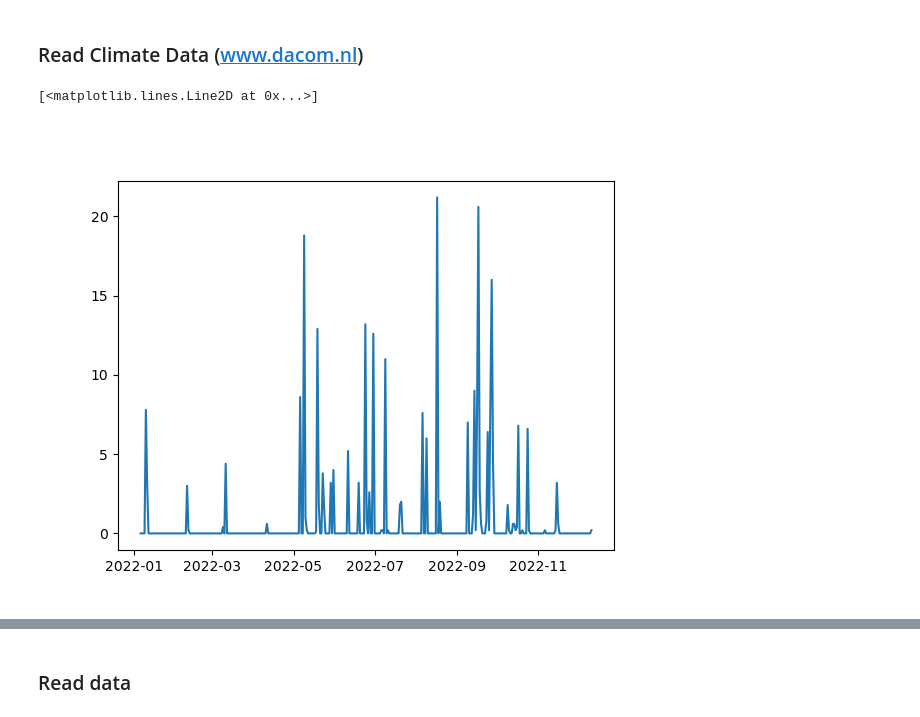
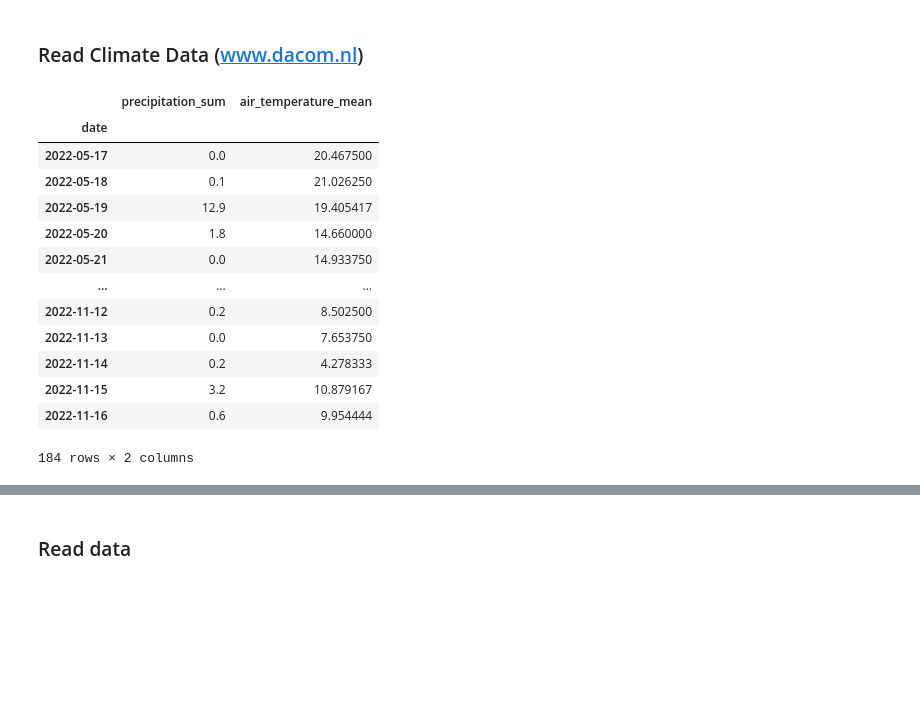
Before and after one commit to braspenninga/Jupyter-scripts, a Jupyter notebook: piezometer_ILVO_AdaptedVersion.ipynb, the cells around one changed output, grey strips where cells are left out. Saved outputs shown, nothing was run; the diff lists cells and outputs as text; code cells hidden in the pictures; blank space fills up the shorter version.

```diff
--- a/piezometer_ILVO_AdaptedVersion.ipynb
+++ b/piezometer_ILVO_AdaptedVersion.ipynb
@@ -34,30 +36,59 @@ def alternate_formatter(x, ind):
 # %%
 %matplotlib ipympl
 #hourly data=dacom_weather_data, dailydata=dacom_weather_day
 path1 = os.getcwd()
 path = os.path.join(path1, 'data', 'raw_data')
-file = os.path.join(path, 'dacom_weather_data.csv')
+
 dacomdailyfile = os.path.join(path, 'dacom_weather_day.csv')
-
-#climate data from  www.dacom.nl
-clim=pd.read_csv(file,sep=';', parse_dates=[['date','time']],dayfirst=True)
+dacomdaily=pd.read_csv(dacomdailyfile,sep=';',dayfirst=True)
+dacomdaily['Date']=pd.to_datetime(dacomdaily['Date'].str.replace('/', '-'), errors='coerce')
+dacomdaily=dacomdaily.set_index('Date')
 
 
-dacomdailyfile
-dacomdaily=pd.read_csv(dacomdailyfile,sep=';',dayfirst=True)
-dacomdaily['Date']=pd.to_datetime(dacomdaily['Date'].str.replace('/', '-'), errors='coerce')
+file = os.path.join(path, 'dacom_weather_data.csv')
+#climate data from  www.dacom.nl
+clim=pd.read_csv(file,sep=';')
+clim
+#clim['date_time']=pd.to_datetime(clim['date_time'])
+#start= clim['date_time'].iloc[1]
+#end= clim['date_time'].iloc[-1]
+#clim.sort_values(by='date_time')[130:170]
+clim.sort_values(by='date')
 
+clim['date'] = pd.to_datetime(clim['date'], format = '%m/%d/%Y')
+clim.date.dtype
+clim.sort_values(by='date')[0:25]
+#clim.date_time.dtype
+#s=clim.set_index('date_time',inplace=True)
+#climday=clim.groupby(clim.date.dt.floor('d')).sum().reset_index()
+climday
 
-#clim['date_time']=pd.to_datetime(clim['date_time'], unit='s')
-clim2=clim.set_index('date_time')
-climdaily=clim2.resample('D').agg({'precipitation': np.sum})#, 'air_temperature': np.mean,'rel_humidity': np.mean})
+climday = clim.groupby(clim.date.dt.floor('d')).agg({'precipitation': ['sum'],'air_temperature': ['mean']})
+climday.columns  = ['_'.join(col) for col in climday.columns.values]
+climday
+#climdaily=clim.resample('D', how='sum')#, 'air_temperature': np.mean,'rel_humidity': np.mean})
+
+#climdaily=clim.resample('1d', origin=clim.index.max().ceil('D'),closed='right', label='right').sum()
+#(climdaily)
+#print(clim.date_time.dtype)
 #climdaily.reset_index().plot(kind='scatter', x='date_time', y='precipitation')
 
-plt.plot(climdaily)
 #climdaily.to_excel('saved_climfile2.xlsx')
 # %% [output]
+|  | precipitation_sum | air_temperature_mean |
+| date |  |  |
+| 2022-05-17 | 0.0 | 20.467500 |
+| 2022-05-18 | 0.1 | 21.026250 |
+| 2022-05-19 | 12.9 | 19.405417 |
+| 2022-05-20 | 1.8 | 14.660000 |
+| 2022-05-21 | 0.0 | 14.933750 |
+| ... | ... | ... |
+| 2022-11-12 | 0.2 | 8.502500 |
+| 2022-11-13 | 0.0 | 7.653750 |
+| 2022-11-14 | 0.2 | 4.278333 |
+| 2022-11-15 | 3.2 | 10.879167 |
+| 2022-11-16 | 0.6 | 9.954444 |
-[<matplotlib.lines.Line2D at 0x...>]
+184 rows × 2 columns
-[figure, removed]
 # %%
 %matplotlib ipympl
 #comparing daily and hourly data
```
Also changed, not shown: parts of 3 cells of this notebook.
